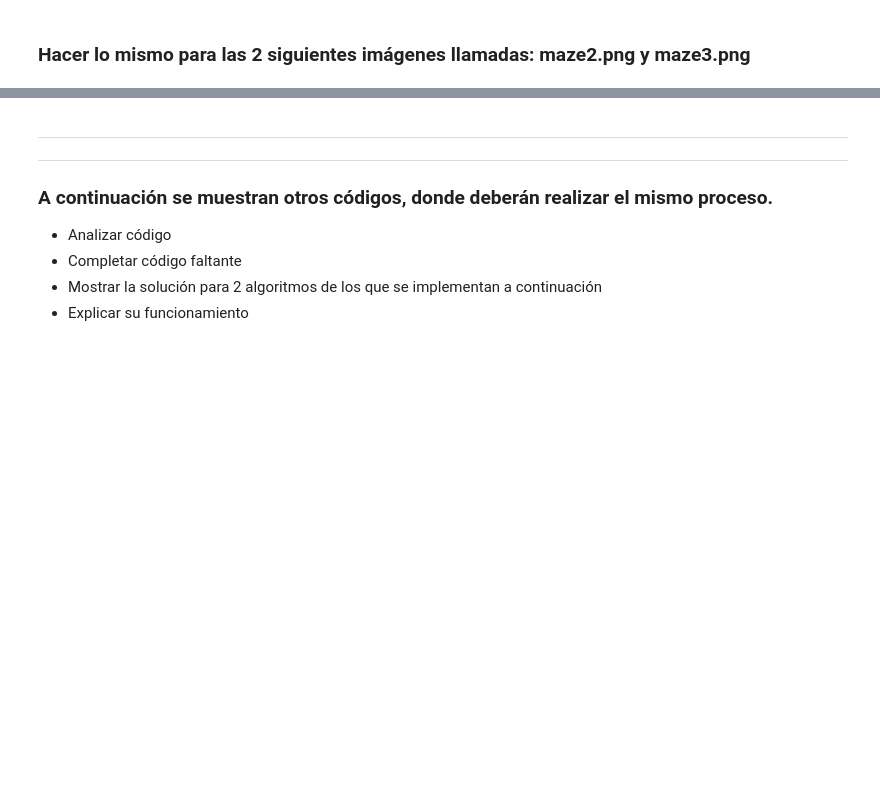
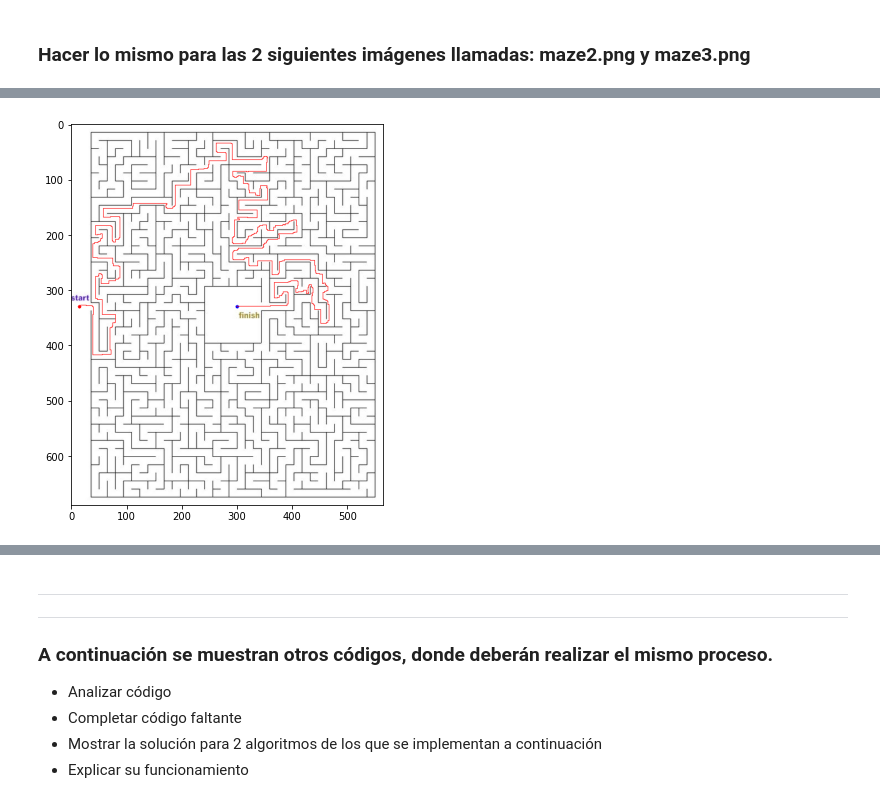
Before and after one commit to AxlSyr/ArtificialIntelligenceUAEM, a Jupyter notebook: Tarea_1_WoAns.ipynb, the cells around one changed output, grey strips where cells are left out. Drawn from its saved outputs; the diff is of its cells as text; code cells hidden in the pictures; blank space fills up the shorter version.

```diff
--- a/Tarea_1_WoAns.ipynb
+++ b/Tarea_1_WoAns.ipynb
@@ -189,0 +196,8 @@ plt.show()
+# %%
+drawPath(img2, find_shortest_path(img2,(15,330),(300, 330)), thickness=1)
+
+plt.figure(figsize=(7,7))
+plt.imshow(img2)
+plt.show()
+# %% [output]
+[figure, added]
```
Also changed, not shown: parts of 12 cells of this notebook.
